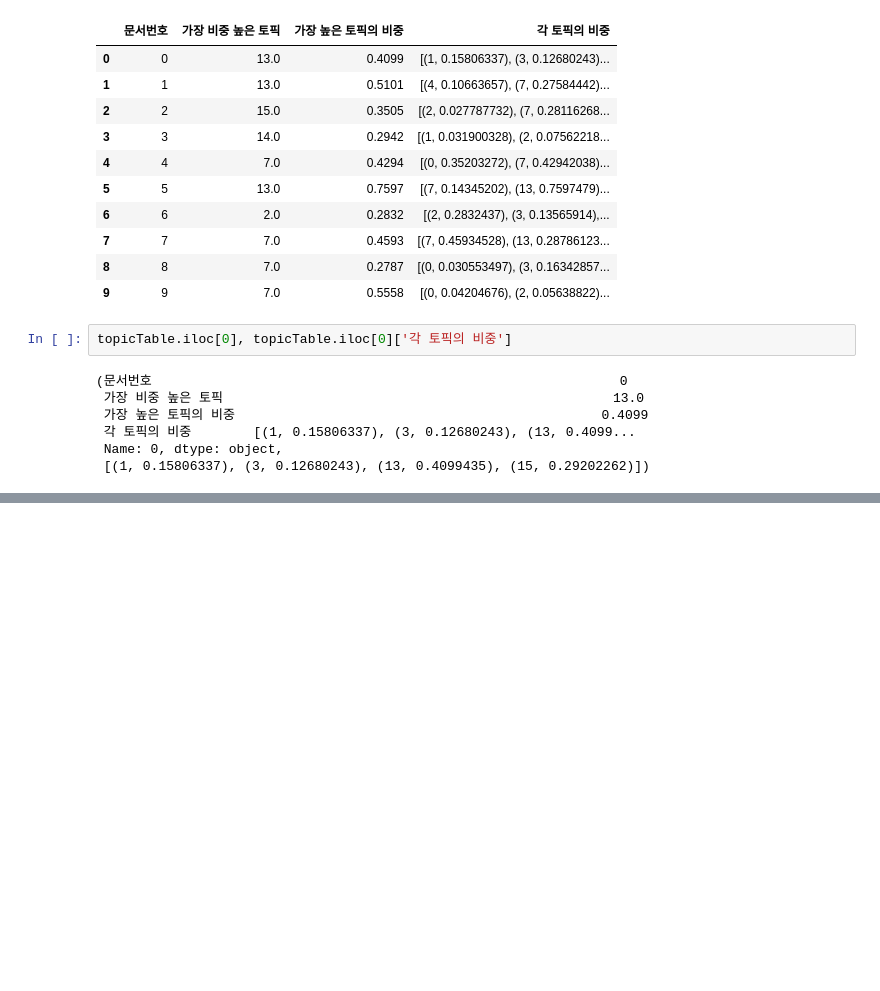
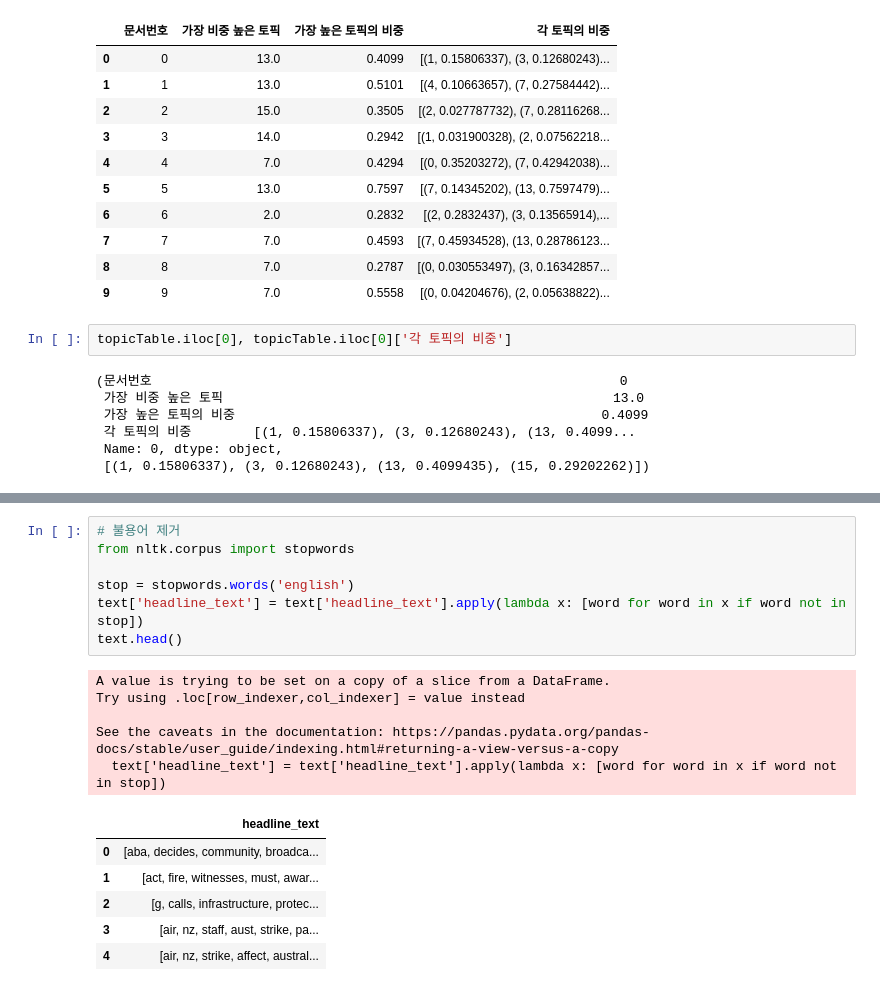
Before and after one commit to skdbsxir/DS-Studying, a Jupyter notebook: [NN Study]/[NLP Study]/II-04. Topic Modelling - Latent Dirichlet Allocation, LDA.ipynb, the cells around one changed output, grey strips where cells are left out. Drawn from its saved outputs; the diff is of its cells as text; blank space fills up the shorter version.

```diff
--- a/[NN Study]/[NLP Study]/II-04. Topic Modelling - Latent Dirichlet Allocation, LDA.ipynb
+++ b/[NN Study]/[NLP Study]/II-04. Topic Modelling - Latent Dirichlet Allocation, LDA.ipynb
@@ -322,0 +392,19 @@ topicTable.iloc[0], topicTable.iloc[0]['각 토픽의 비중']
+# %%
+# 불용어 제거
+from nltk.corpus import stopwords
+
+stop = stopwords.words('english')
+text['headline_text'] = text['headline_text'].apply(lambda x: [word for word in x if word not in stop])
+text.head()
+# %% [output]
+A value is trying to be set on a copy of a slice from a DataFrame.
+Try using .loc[row_indexer,col_indexer] = value instead
+
+See the caveats in the documentation: https://pandas.pydata.org/pandas-docs/stable/user_guide/indexing.html#returning-a-view-versus-a-copy
+  text['headline_text'] = text['headline_text'].apply(lambda x: [word for word in x if word not in stop])
+|  | headline_text |
+| 0 | [aba, decides, community, broadca... |
+| 1 | [act, fire, witnesses, must, awar... |
+| 2 | [g, calls, infrastructure, protec... |
+| 3 | [air, nz, staff, aust, strike, pa... |
+| 4 | [air, nz, strike, affect, austral... |
```
Also changed, not shown: parts of 19 cells of this notebook.
